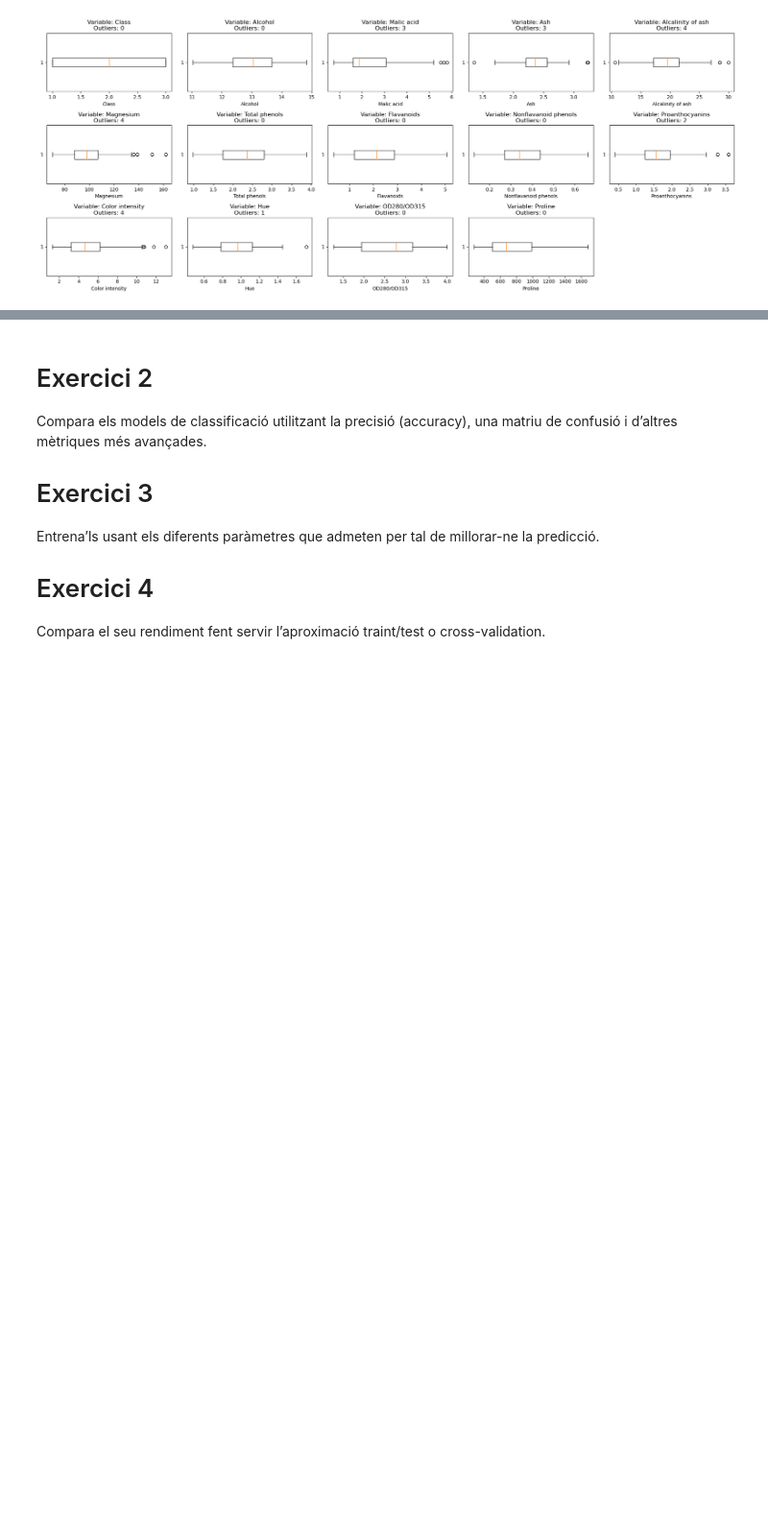
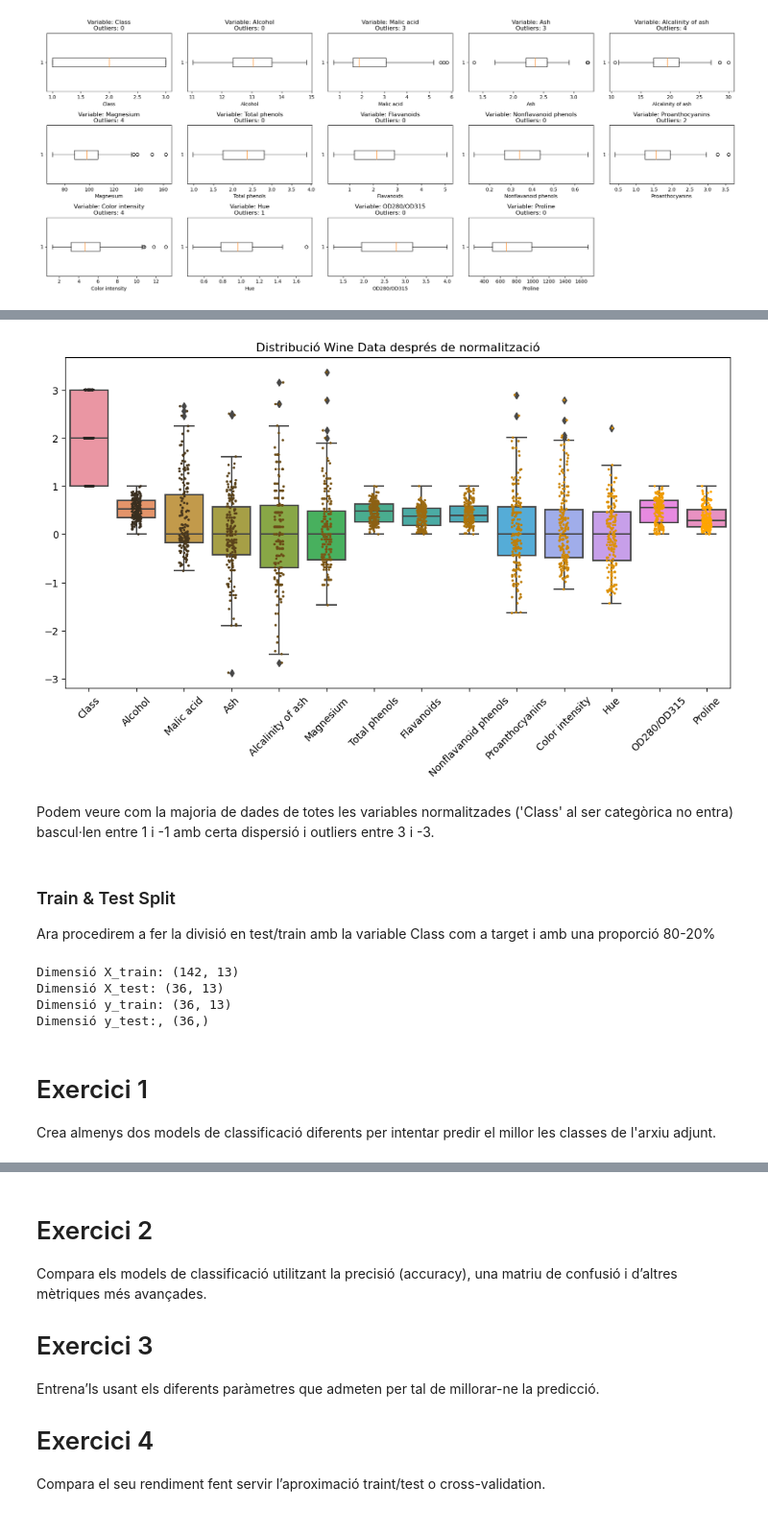
Before and after one commit to edaimon/ML_classification, a Jupyter notebook: T7.1.ipynb, the cells around one changed output, grey strips where cells are left out. Shown at 96% size. Drawn from its saved outputs; the diff is of its cells as text; code cells hidden in the pictures; blank space fills up the shorter version.

```diff
--- a/T7.1.ipynb
+++ b/T7.1.ipynb
@@ -418,0 +419,2 @@ Crea almenys dos models de classificació diferents per intentar predir el millo
+# %%
+df_pre = df.copy()
@@ -418,0 +437,10 @@ Crea almenys dos models de classificació diferents per intentar predir el millo
+# %%
+# Escalar la columna 'Alcalinity of ash' correspondiente
+from sklearn.preprocessing import StandardScaler
+
+# Creació d'un objevte StandardScaler and fit it to the column
+stand = StandardScaler()
+df_pre[['Alcalinity of ash']] = stand.fit_transform(df_pre[['Alcalinity of ash']])
+
+# Veure resultats
+df_pre
@@ -418,0 +461,8 @@ Crea almenys dos models de classificació diferents per intentar predir el millo
+# %%
+# RobustScaler
+robus = RobustScaler().fit(df_pre[['Malic acid', 'Ash', 'Magnesium', 'Proanthocyanins', 'Color intensity', 'Hue']])
+df_pre[['Malic acid', 'Ash', 'Magnesium', 'Proanthocyanins', 'Color intensity', 'Hue']] = robus.transform(df_pre[['Malic acid', 'Ash', 'Magnesium', 'Proanthocyanins', 'Color intensity', 'Hue']])
+
+# Veure resultats
+
+df_pre
@@ -418,0 +483,7 @@ Crea almenys dos models de classificació diferents per intentar predir el millo
+# %%
+# MinMaxScaler
+minmax = MinMaxScaler().fit(df_pre[['Alcohol', 'Total phenols', 'Flavanoids', 'Nonflavanoid phenols', 'OD280/OD315', 'Proline']])
+df_pre[['Alcohol', 'Total phenols', 'Flavanoids', 'Nonflavanoid phenols', 'OD280/OD315', 'Proline']] = minmax.transform(df_pre[['Alcohol', 'Total phenols', 'Flavanoids', 'Nonflavanoid phenols', 'OD280/OD315', 'Proline']])
+
+# Veure resultats
+df_pre
@@ -418,0 +504,42 @@ Crea almenys dos models de classificació diferents per intentar predir el millo
+# %%
+# Boxplot amb jitter per explorar dades després de la normalització
+
+# Configuració de canvas
+plt.figure(figsize=(12, 6))
+
+# Boxplot
+sns.boxplot(data=df_pre)
+sns.stripplot(data=df_pre, color="orange", jitter=0.1, size=2.5)
+plt.title('Distribució Wine Data  després de normalització')
+plt.xticks(rotation=45)
+plt.show()
+# %% [output]
+[figure, added]
+# %% [markdown]
+Podem veure com la majoria de dades de totes les variables normalitzades ('Class' al ser categòrica no entra) bascul·len entre 1 i -1 amb certa dispersió i outliers entre 3 i -3.
+# %% [markdown]
+### Train & Test Split
+Ara procedirem a fer la divisió en test/train amb la variable Class com a target i amb una proporció 80-20%
+# %%
+from sklearn.model_selection import train_test_split
+
+# Assignació variables target i features
+X = df_pre.drop(['Class'], axis=1)
+y = df_pre['Class']
+
+# Split 20%
+X_train, X_test, y_train, y_test = train_test_split(X, y, test_size=0.20, random_state=3)
+
+# Imprimir dimensió dels subdatasets
+print(f"Dimensió X_train: {X_train.shape}")
+print(f"Dimensió X_test: {X_test.shape}")
+print(f"Dimensió y_train: {X_test.shape}")
+print(f"Dimensió y_test:, {y_test.shape}")
+# %% [output]
+Dimensió X_train: (142, 13)
+Dimensió X_test: (36, 13)
+Dimensió y_train: (36, 13)
+Dimensió y_test:, (36,)
+# %% [markdown]
+# Exercici 1
+Crea almenys dos models de classificació diferents per intentar predir el millor les classes de l'arxiu adjunt.
```
Also changed, not shown: parts of 48 cells of this notebook.
